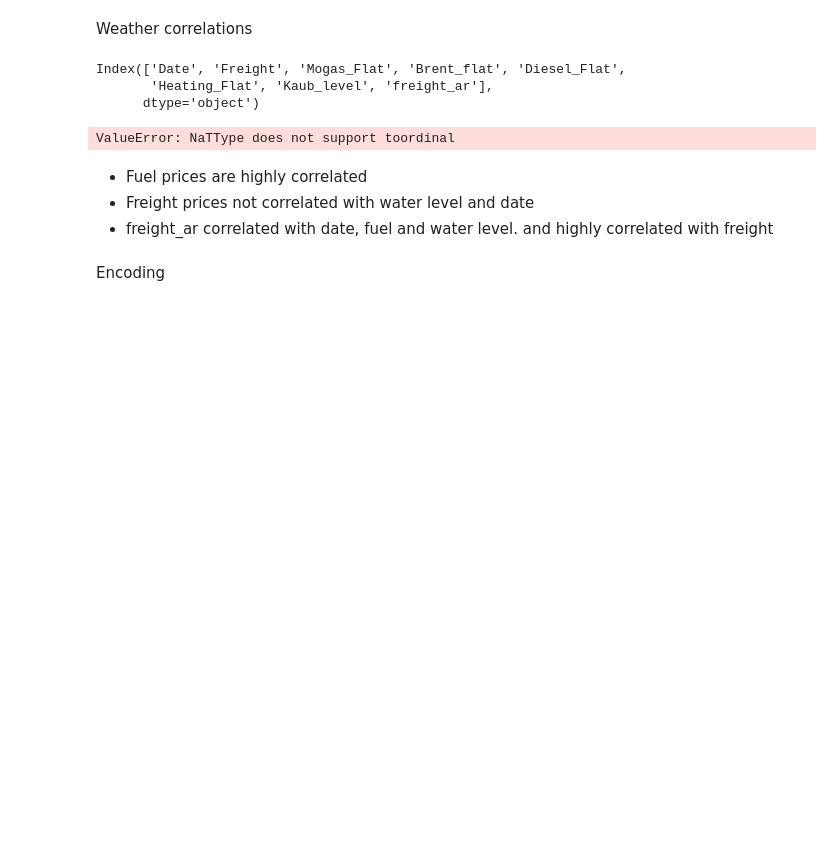
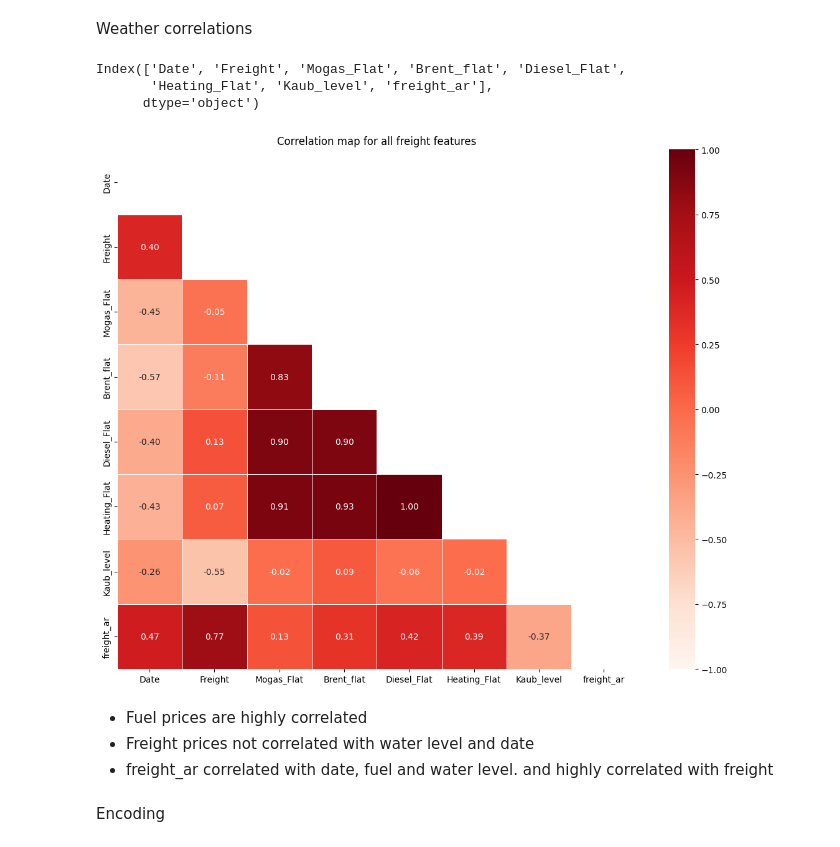
Before and after one commit to pejoCloser/Freight_Challenge, a Jupyter notebook: notebooks/01_eda_freight.ipynb, the cells around one changed output. Saved outputs shown, nothing was run; the diff lists cells and outputs as text; code cells hidden in the pictures; blank space fills up the shorter version.

```diff
--- a/notebooks/01_eda_freight.ipynb
+++ b/notebooks/01_eda_freight.ipynb
@@ -254,33 +283,37 @@ Index(['Date', 'Freight', 'Mogas_Flat', 'Brent_flat', 'Diesel_Flat',
 # %%
 
 correlation_data = df_freight.copy()
+
+correlation_data["Date"] = pd.to_datetime(correlation_data["Date"])
+correlation_data = correlation_data.dropna(subset=["Date"])
+
 correlation_data["Date"] = pd.to_datetime(correlation_data["Date"]).map(
     lambda date: date.toordinal()
 )
 correlation_matrix = correlation_data.corr(method="pearson")
 
 # Generate a mask for the upper triangle
 mask = np.triu(np.ones_like(correlation_matrix, dtype=bool))
 
 fig, ax = plt.subplots(figsize=(11, 9))
 sns.heatmap(
     correlation_matrix,
     mask=mask,       # Hides the upper triangle
     annot=True,
     fmt=".2f",
     cmap="Reds",
     vmin=-1,
     vmax=1,
     center=0,
     square=True,
     linewidths=0.5,
     ax=ax,
 )
 ax.set_title("Correlation map for all freight features")
 fig.tight_layout()
 plt.show()
 # %% [output]
-ValueError: NaTType does not support toordinal
+[figure, added]
 # %% [markdown]
 - Fuel prices are highly correlated
 - Freight prices not correlated with water level and date
```
Also changed, not shown: parts of 22 cells of this notebook, 1 other file.
